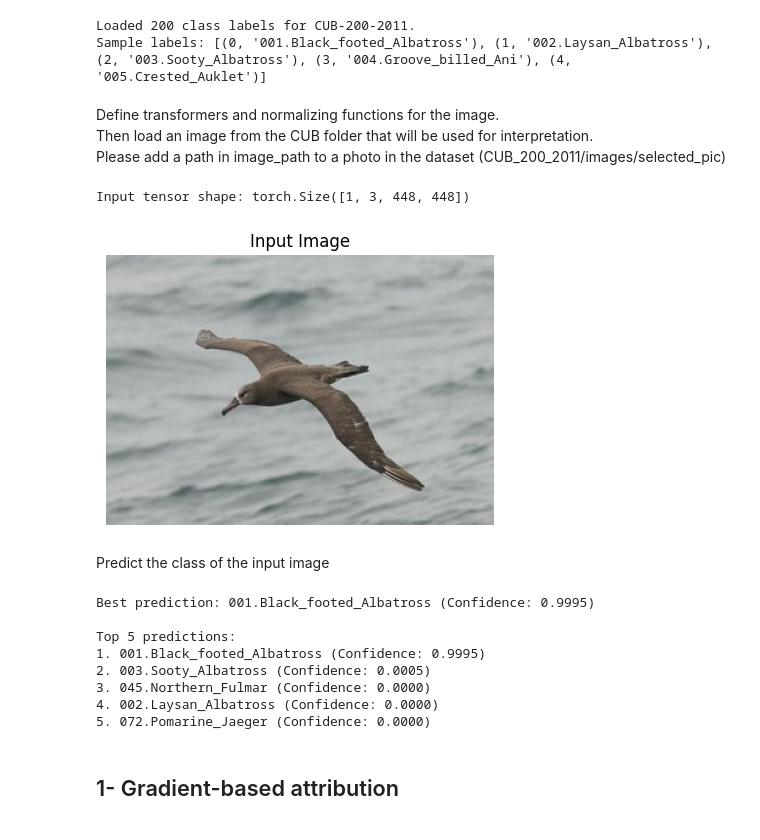
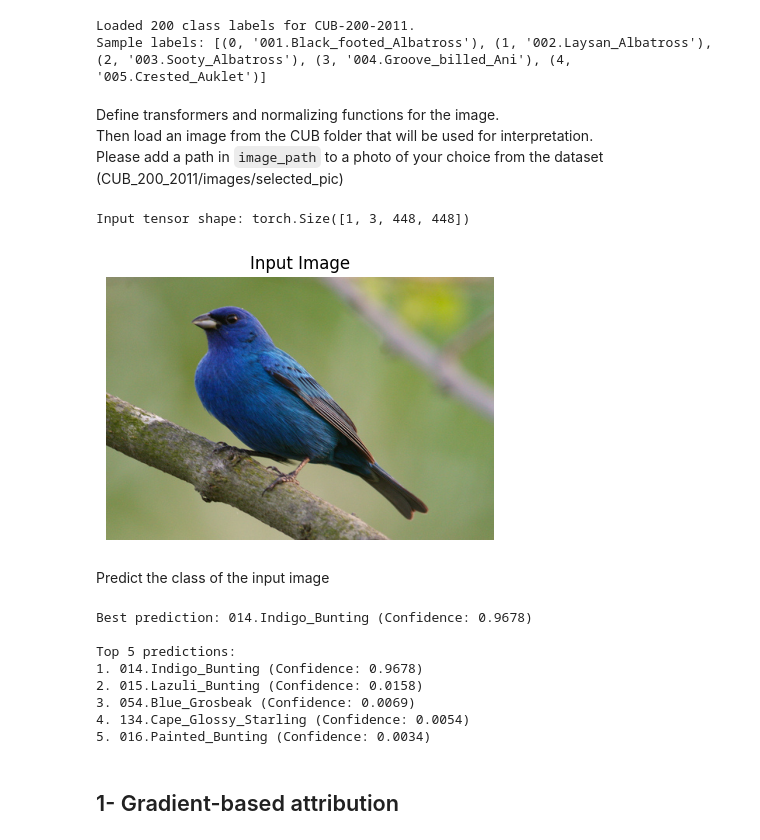
Before and after one commit to samueleantonelli/Explainable_ResNet, a Jupyter notebook: TorchVision_Interpret_new.ipynb, the cells around one changed output. Cells and saved outputs as stored; diff of their text form; code cells hidden in the pictures.

```diff
--- a/TorchVision_Interpret_new.ipynb
+++ b/TorchVision_Interpret_new.ipynb
@@ -98,38 +97,38 @@ Sample labels: [(0, '001.Black_footed_Albatross'), (1, '002.Laysan_Albatross'),
 # %% [markdown]
 Define transformers and normalizing functions for the image. <br>
 Then load an image from the CUB folder that will be used for interpretation.
-Please add a path in image_path to a photo in the dataset (CUB_200_2011/images/selected_pic)
+Please add a path in `image_path` to a photo of your choice from the dataset (CUB_200_2011/images/selected_pic)
 # %%
 transform = transforms.Compose([
  transforms.Resize(448), #modified from 226 in the original code
  transforms.CenterCrop(448), #modified from 226 in the original code
  transforms.ToTensor()
 ])
 
 transform_normalize = transforms.Normalize(
      mean=[0.485, 0.456, 0.406],
      std=[0.229, 0.224, 0.225]
  )
 
-image_path = "/mnt/cimec-storage6/users/samuele.antonelli/modifica_resnet_backup/modifica_resnet/CNN_classifier/CUB_200_2011/images/001.Black_footed_Albatross/Black_Footed_Albatross_0001_796111.jpg"
+image_path = "/mnt/cimec-storage6/users/samuele.antonelli/modifica_resnet_backup/modifica_resnet/CNN_classifier/CUB_200_2011/images/014.Indigo_Bunting/Indigo_Bunting_0010_13000.jpg"
 img = Image.open(image_path).convert("RGB")
 
 transformed_img = transform(img)
 
 input = transform_normalize(transformed_img)
 input = input.unsqueeze(0)
 
 print(f"Input tensor shape: {input.shape}") #final check to show the tensor shape
 
 #display the original image
 plt.figure(figsize=(5, 5))
 plt.imshow(img)
 plt.axis("off")
 plt.title("Input Image")
 plt.show()
 # %% [output]
 Input tensor shape: torch.Size([1, 3, 448, 448])
-[figure, old version]
+[figure, new version]
 # %% [markdown]
 Predict the class of the input image
 # %%
@@ -158,14 +157,14 @@ print("\nTop 5 predictions:")
 for i in range(5):
     print(f"{i+1}. {top5_labels[i]} (Confidence: {top5_scores.squeeze()[i].item():.4f})")
 # %% [output]
-Best prediction: 001.Black_footed_Albatross (Confidence: 0.9995)
+Best prediction: 014.Indigo_Bunting (Confidence: 0.9678)
 
 Top 5 predictions:
-1. 001.Black_footed_Albatross (Confidence: 0.9995)
-2. 003.Sooty_Albatross (Confidence: 0.0005)
-3. 045.Northern_Fulmar (Confidence: 0.0000)
-4. 002.Laysan_Albatross (Confidence: 0.0000)
-5. 072.Pomarine_Jaeger (Confidence: 0.0000)
+1. 014.Indigo_Bunting (Confidence: 0.9678)
+2. 015.Lazuli_Bunting (Confidence: 0.0158)
+3. 054.Blue_Grosbeak (Confidence: 0.0069)
+4. 134.Cape_Glossy_Starling (Confidence: 0.0054)
+5. 016.Painted_Bunting (Confidence: 0.0034)
 # %% [markdown]
 ## 1- Gradient-based attribution
 # %% [markdown]
```
Also changed, not shown: parts of 12 cells of this notebook, 3 other files.
